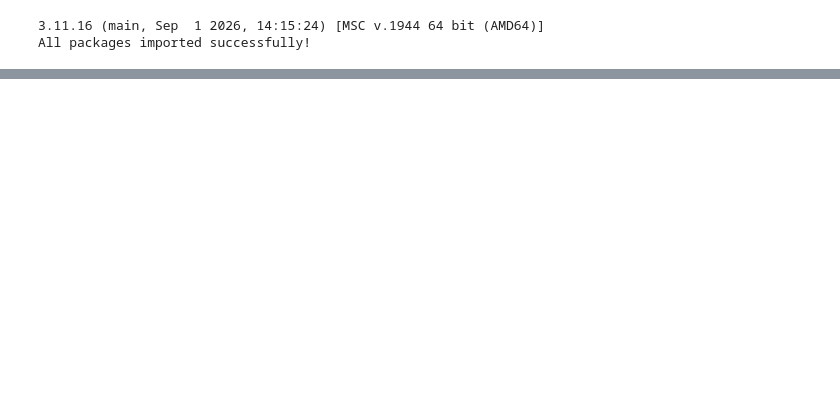
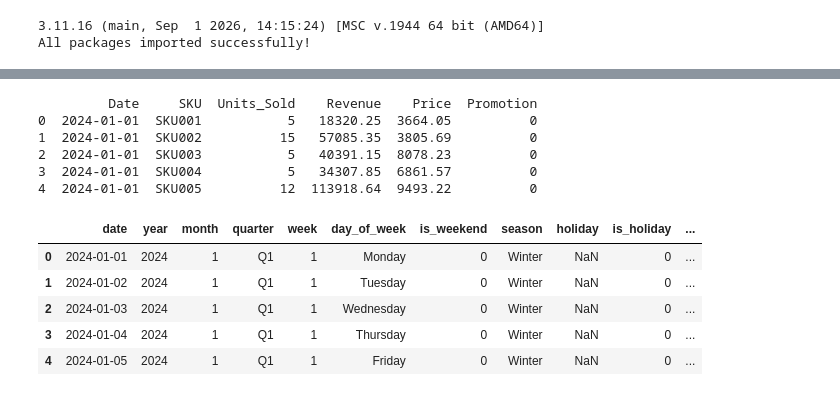
Before and after one commit to Pluto-11/FORESIGHT, a Jupyter notebook: notebooks/01_data_quality_check.ipynb, the cells around one changed output, grey strips where cells are left out. Drawn from its saved outputs; the diff is of its cells as text; code cells hidden in the pictures; blank space fills up the shorter version.

```diff
--- a/notebooks/01_data_quality_check.ipynb
+++ b/notebooks/01_data_quality_check.ipynb
@@ -30,0 +38,18 @@ wcwidth                 0.8.3
+# %%
+print(sales_daily.head())
+# %% [output]
+         Date     SKU  Units_Sold    Revenue    Price  Promotion
+0  2024-01-01  SKU001           5   18320.25  3664.05          0
+1  2024-01-01  SKU002          15   57085.35  3805.69          0
+2  2024-01-01  SKU003           5   40391.15  8078.23          0
+3  2024-01-01  SKU004           5   34307.85  6861.57          0
+4  2024-01-01  SKU005          12  113918.64  9493.22          0
+# %%
+calendar.head()
+# %% [output]
+|  | date | year | month | quarter | week | day_of_week | is_weekend | season | holiday | is_holiday | ... |
+| 0 | 2024-01-01 | 2024 | 1 | Q1 | 1 | Monday | 0 | Winter | NaN | 0 | ... |
+| 1 | 2024-01-02 | 2024 | 1 | Q1 | 1 | Tuesday | 0 | Winter | NaN | 0 | ... |
+| 2 | 2024-01-03 | 2024 | 1 | Q1 | 1 | Wednesday | 0 | Winter | NaN | 0 | ... |
+| 3 | 2024-01-04 | 2024 | 1 | Q1 | 1 | Thursday | 0 | Winter | NaN | 0 | ... |
+| 4 | 2024-01-05 | 2024 | 1 | Q1 | 1 | Friday | 0 | Winter | NaN | 0 | ... |
```
Also changed, not shown: parts of 23 cells of this notebook.
